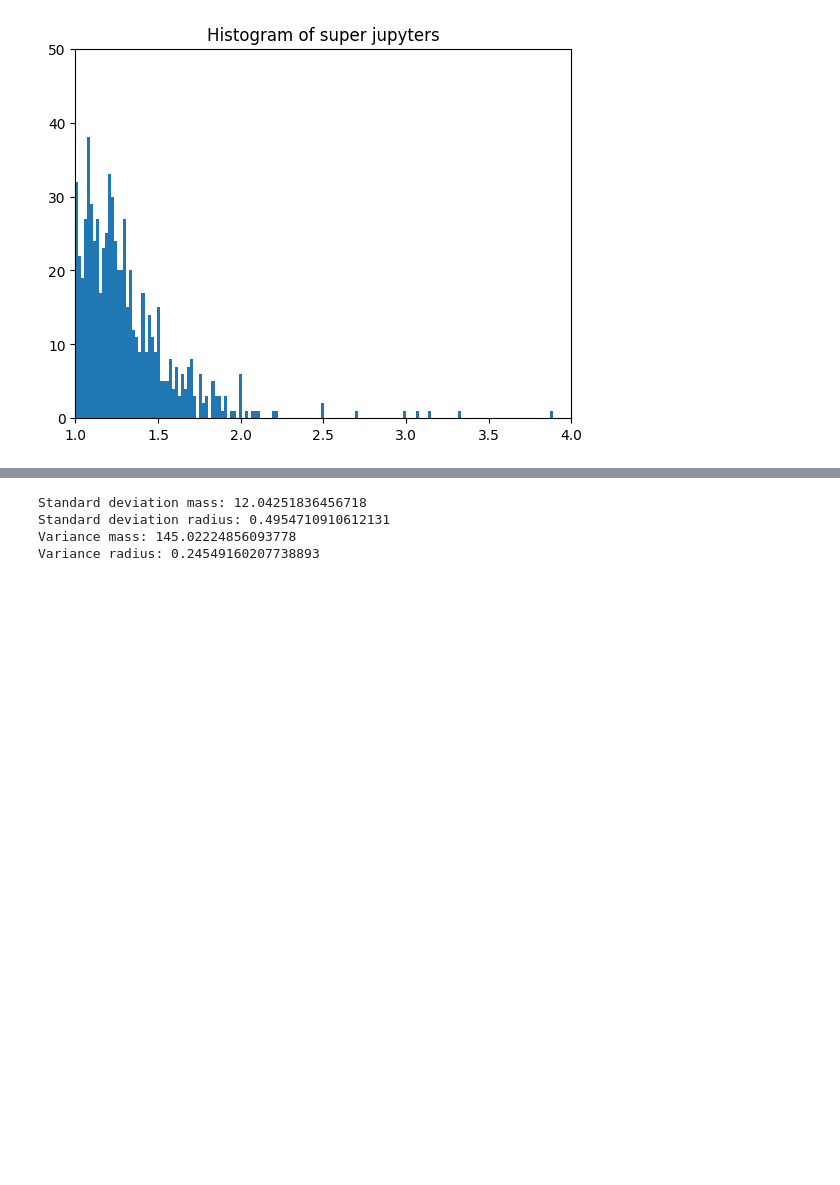
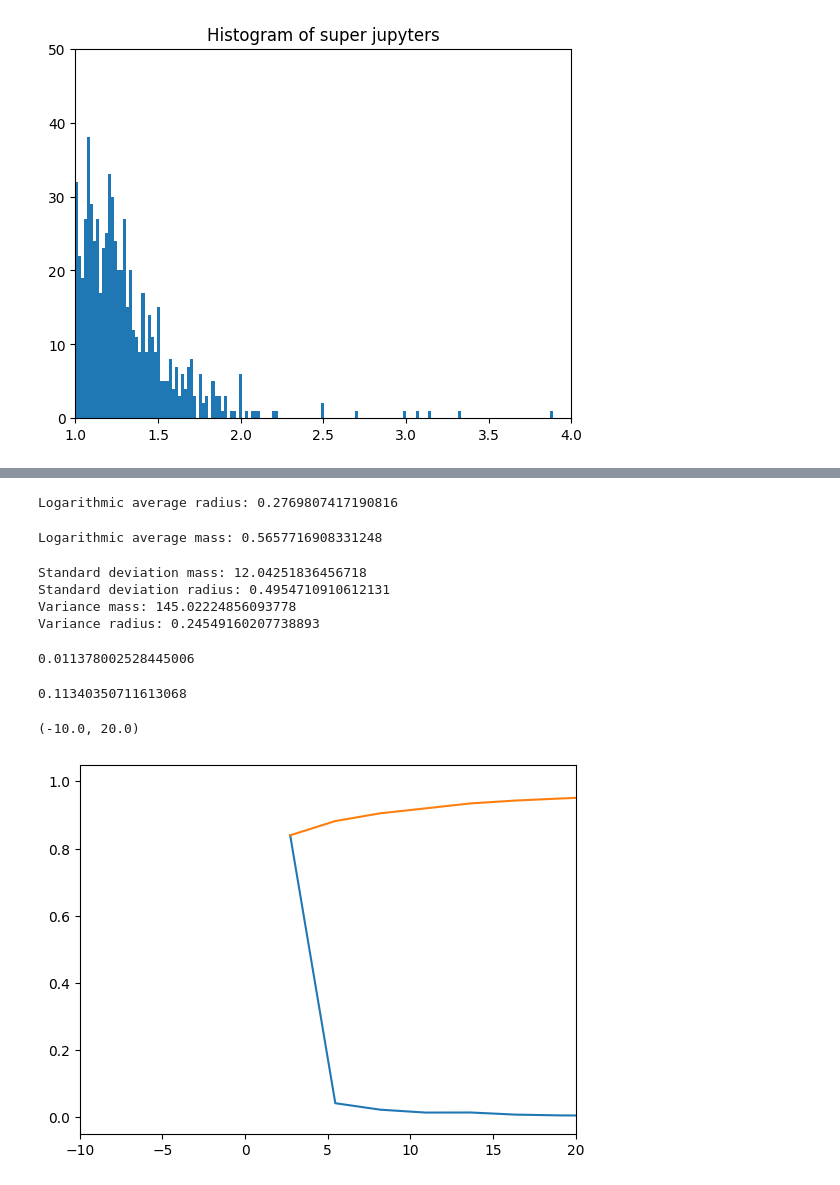
Before and after one commit to samkampitsch/data-and-statistics, a Jupyter notebook: Exoplanets.ipynb, the cells around one changed output, grey strips where cells are left out. Cells and saved outputs as stored; diff of their text form; code cells hidden in the pictures; blank space fills up the shorter version.

```diff
--- a/Exoplanets.ipynb
+++ b/Exoplanets.ipynb
@@ -320,3 +310,46 @@ Logarithmic average radius: 0.2769807417190816
+# %%
+import pandas as pd
+
+full_dataset = pd.read_csv("exoplanet.eu_catalog.csv")
+
+# Specify the columns you want to keep
+selected_columns_r = ['radius']
+
+# Create a new DataFrame with only the selected columns
+selected_ra = full_dataset[selected_columns_r]
+
+# Display the result
+#print(selected_ra)
+
+selcted_ra_wo = selected_ra.dropna()
+
+#print(selcted_ra_wo)
+av_log_ra = np.exp(np.mean(np.log(selcted_ra_wo["radius"])))
+print("Logarithmic average radius:", av_log_ra)
+# %% [output]
+Logarithmic average radius: 0.2769807417190816
+# %%
+
+import pandas as pd
+
+full_dataset = pd.read_csv("exoplanet.eu_catalog.csv")
+
+# Specify the columns you want to keep
+selected_columns_m = ['mass']
+
+# Create a new DataFrame with only the selected columns
+selected_ma = full_dataset[selected_columns_m]
+
+# Display the result
+#print(selected_ra)
+
+selcted_ma_wo = selected_ma.dropna()
+
+#print(selcted_ra_wo)
+av_log_ma = np.exp(np.mean(np.log(selcted_ma_wo["mass"])))
+print("Logarithmic average mass:", av_log_ma)
+# %% [output]
+Logarithmic average mass: 0.5657716908331248
 # %%
 # Stardard deviation of extinction values
 std_mass = np.std(tbl["mass"])
@@ -335,3 +368,30 @@ Standard deviation mass: 12.04251836456718
 Standard deviation radius: 0.4954710910612131
 Variance mass: 145.02224856093778
 Variance radius: 0.24549160207738893
+# %%
+#how many av values are gas giants according to radius definition
+gas = tbl["radius"]
+np.sum(gas>=1.7) / len(gas) #dividiert durch daten anzahl
+# %% [output]
+0.011378002528445006
+# %%
+# How many terrestriral planets
+np.sum((mass>=0.00157) * (mass<=0.0062)) / len(mass)
+
+
+#Same but different
+from scipy.interpolate import interp1d
+f = interp1d(bins_edges[1:], np.cumsum(N)/sum(N))
+
+f(2) - f(1)
+# %% [output]
+0.11340350711613068
+# %%
+#discrete distribution of mass
+N, bins_edges = np.histogram(tbl["mass"], bins=30)
+plt.plot(bins_edges[1:], N/sum(N))
+plt.plot(bins_edges[1:], np.cumsum(N)/sum(N))
+plt.xlim(-10, 20)
+# %% [output]
+(-10.0, 20.0)
+[figure, added]
```
Also changed, not shown: parts of 9 cells of this notebook.
